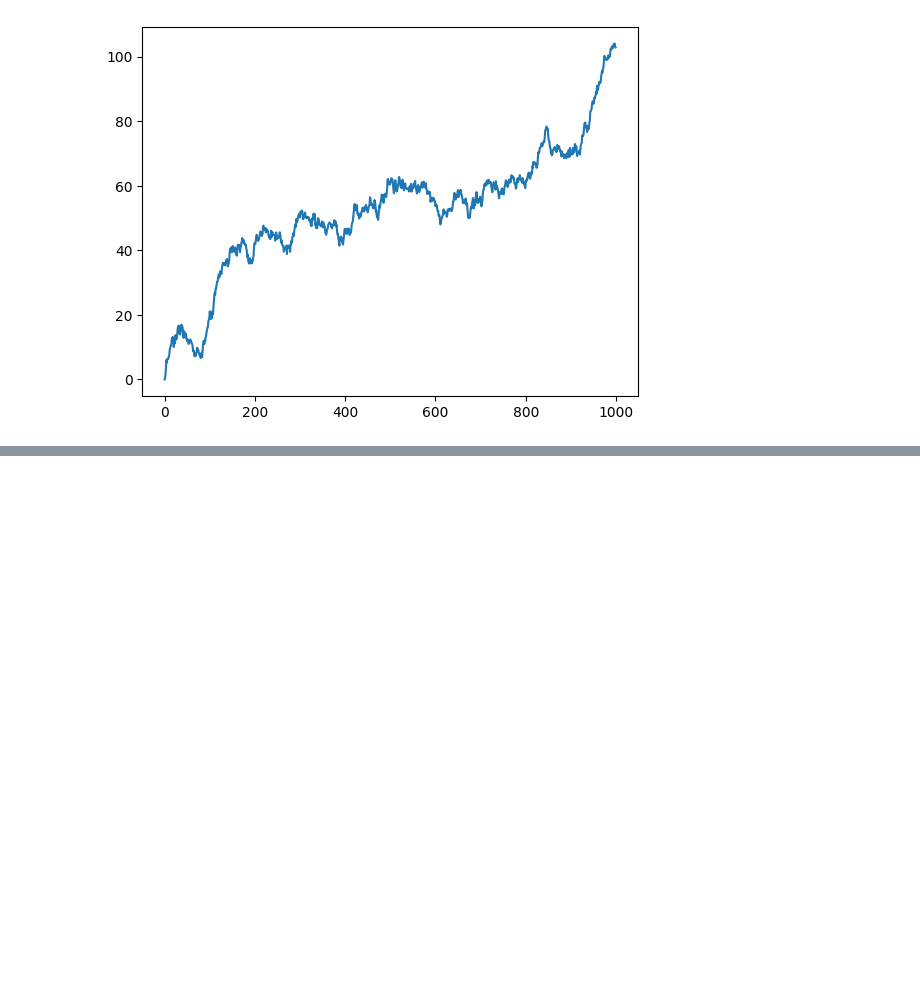
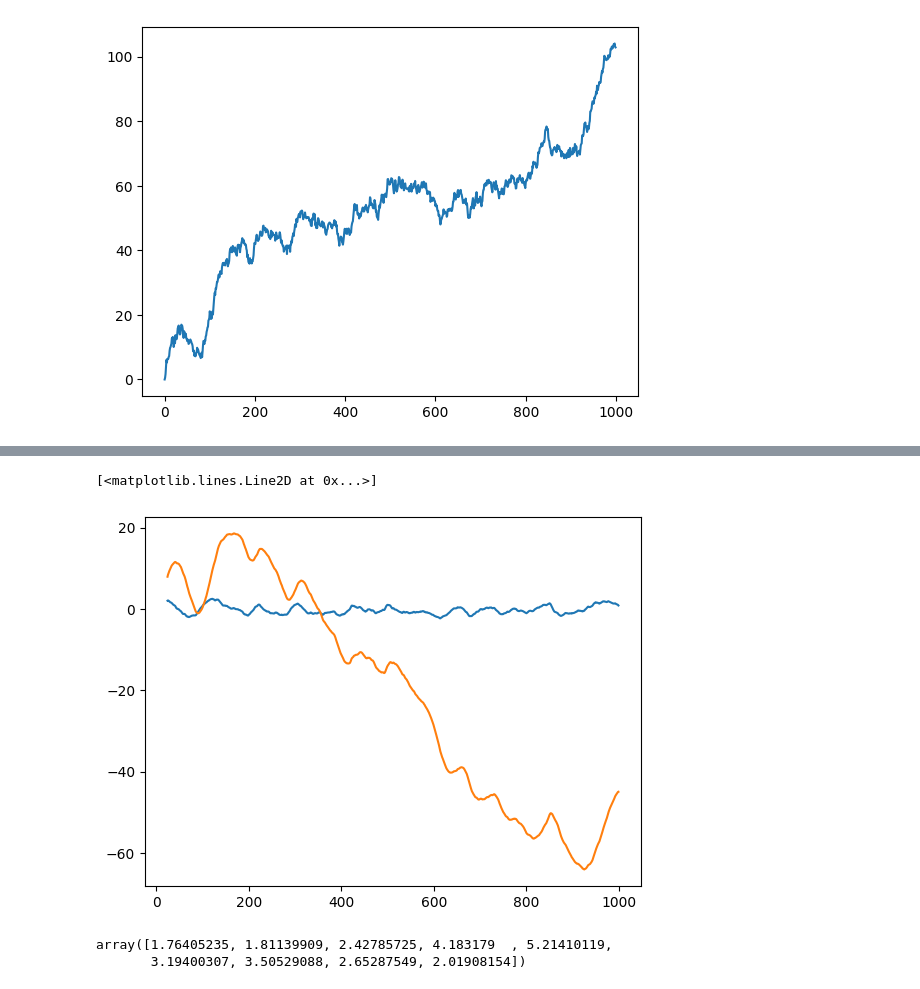
Before and after one commit to gkambasta/TimeSeries, a Jupyter notebook: Random_Walk.ipynb, the cells around one changed output, grey strips where cells are left out. Cells and saved outputs as stored; diff of their text form; code cells hidden in the pictures; blank space fills up the shorter version.

```diff
--- a/Random_Walk.ipynb
+++ b/Random_Walk.ipynb
@@ -192,0 +235,15 @@ plt.plot(rand2)
+# %%
+import pandas as pd
+s = pd.DataFrame(stationary)
+ns = pd.DataFrame(non_stationary)
+
+plt.plot(s.rolling(window = 25).mean())
+plt.plot(ns.rolling(window =25).mean())
+# %% [output]
+[<matplotlib.lines.Line2D at 0x...>]
+[figure, added]
+# %%
+stationary[1:10]
+# %% [output]
+array([1.76405235, 1.81139909, 2.42785725, 4.183179  , 5.21410119,
+       3.19400307, 3.50529088, 2.65287549, 2.01908154])
```
Also changed, not shown: parts of 13 cells of this notebook.
